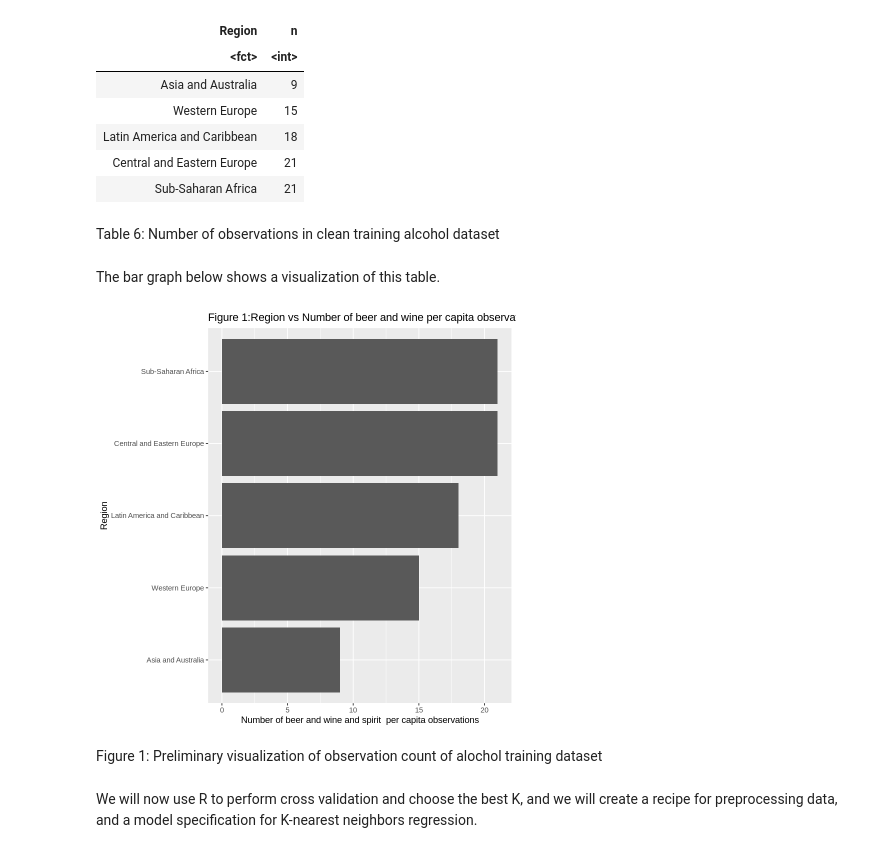
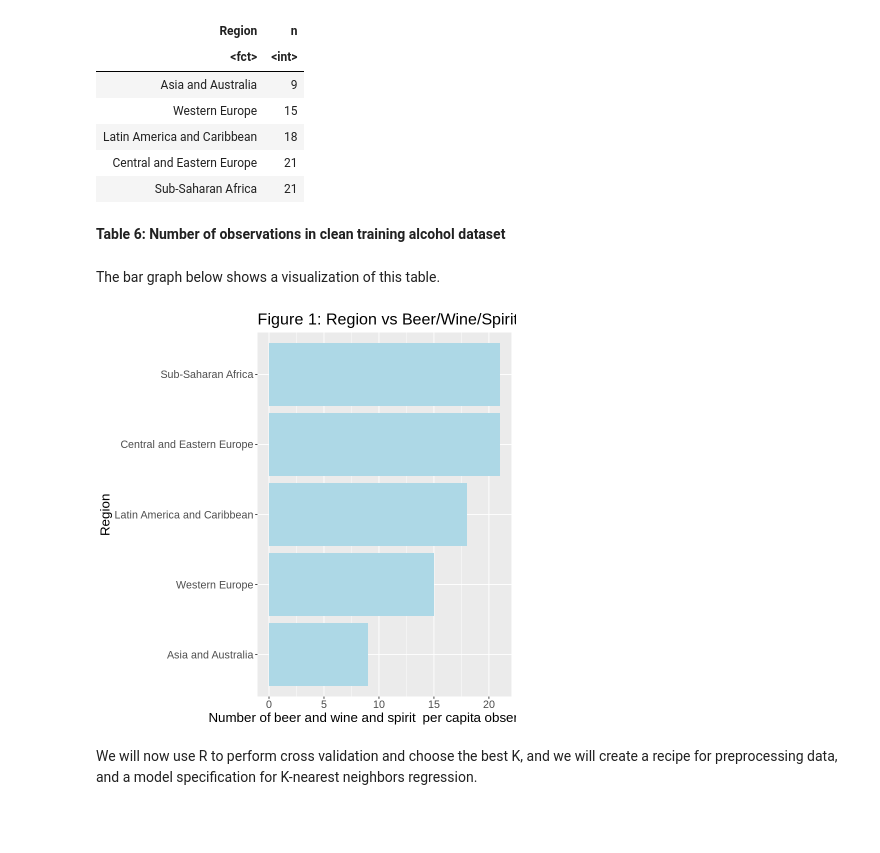
Before and after one commit to chloekim672/007-project-dsci-25-, a Jupyter notebook: dsciprojectfinal.ipynb, the cells around one changed output. Drawn from its saved outputs; the diff is of its cells as text; code cells hidden in the pictures; blank space fills up the shorter version.

```diff
--- a/dsciprojectfinal.ipynb
+++ b/dsciprojectfinal.ipynb
@@ -206,23 +207,22 @@ A tibble: 5 × 2
 | Central and Eastern Europe | 21 |
 | Sub-Saharan Africa | 21 |
 # %% [markdown]
-Table 6: Number of observations in clean training alcohol dataset
+**Table 6: Number of observations in clean training alcohol dataset**
 # %% [markdown]
 The bar graph below shows a visualization of this table.
 # %%
 data_summary_graph <- data_summary %>%
                     ggplot(aes(x = n, y = Region)) +
-                    geom_bar(stat = "identity") +
+                    geom_bar(stat = "identity", fill = "lightblue") +
                     xlab("Number of beer and wine and spirit  per capita observations") +
                     ylab("Region") +
-                    ggtitle("Figure 1:Region vs Number of beer and wine per capita observations")
+                    ggtitle("Figure 1: Region vs Beer/Wine/Spirit per capita observations") +
+                    theme(text = element_text(size = 16))
 
 
 data_summary_graph
 # %% [output]
-[figure, old version]
+[figure, new version]
-# %% [markdown]
-Figure 1: Preliminary visualization of observation count of alochol training dataset
 # %% [markdown]
 We will now use R to perform cross validation and choose the best K, and we will create a recipe for preprocessing data, and a model specification for K-nearest neighbors regression.
 # %%
```
Also changed, not shown: parts of 15 cells of this notebook.
